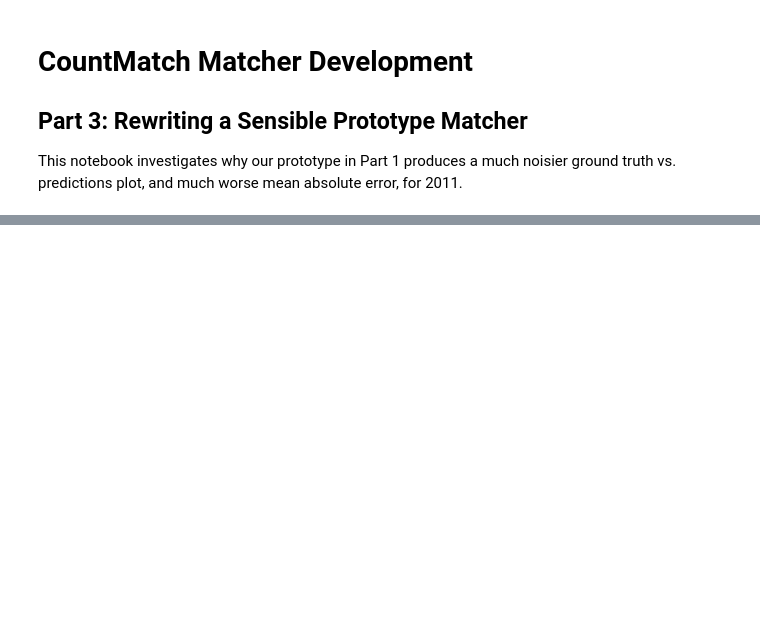
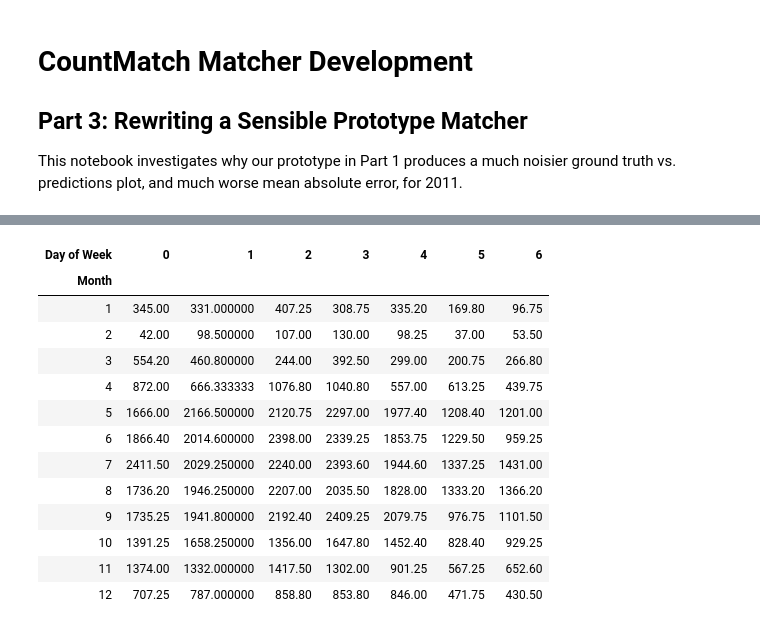
Before and after one commit to CityofToronto/bdit_traffic_prophet, a Jupyter notebook: development_notebooks/CountmatchDev3-SensibleMatcherPrototype.ipynb, the cells around one changed output, grey strips where cells are left out. Saved outputs shown, nothing was run; the diff lists cells and outputs as text; code cells hidden in the pictures; blank space fills up the shorter version.

```diff
--- a/development_notebooks/CountmatchDev3-SensibleMatcherPrototype.ipynb
+++ b/development_notebooks/CountmatchDev3-SensibleMatcherPrototype.ipynb
@@ -63,0 +70,5 @@ Wall time: 19.9 s
+# %%
+# Sandbox first:
+
+myptc = next(iter(rdr.ptcs.values()))
+myptc.centreline_id
@@ -63,0 +98,17 @@ Wall time: 19.9 s
+# %%
+myptc.data['DoMADT'].loc[2015]
+# %% [output]
+| Day of Week | 0 | 1 | 2 | 3 | 4 | 5 | 6 |
+| Month |  |  |  |  |  |  |  |
+| 1 | 345.00 | 331.000000 | 407.25 | 308.75 | 335.20 | 169.80 | 96.75 |
+| 2 | 42.00 | 98.500000 | 107.00 | 130.00 | 98.25 | 37.00 | 53.50 |
+| 3 | 554.20 | 460.800000 | 244.00 | 392.50 | 299.00 | 200.75 | 266.80 |
+| 4 | 872.00 | 666.333333 | 1076.80 | 1040.80 | 557.00 | 613.25 | 439.75 |
+| 5 | 1666.00 | 2166.500000 | 2120.75 | 2297.00 | 1977.40 | 1208.40 | 1201.00 |
+| 6 | 1866.40 | 2014.600000 | 2398.00 | 2339.25 | 1853.75 | 1229.50 | 959.25 |
+| 7 | 2411.50 | 2029.250000 | 2240.00 | 2393.60 | 1944.60 | 1337.25 | 1431.00 |
+| 8 | 1736.20 | 1946.250000 | 2207.00 | 2035.50 | 1828.00 | 1333.20 | 1366.20 |
+| 9 | 1735.25 | 1941.800000 | 2192.40 | 2409.25 | 2079.75 | 976.75 | 1101.50 |
+| 10 | 1391.25 | 1658.250000 | 1356.00 | 1647.80 | 1452.40 | 828.40 | 929.25 |
+| 11 | 1374.00 | 1332.000000 | 1417.50 | 1302.00 | 901.25 | 567.25 | 652.60 |
+| 12 | 707.25 | 787.000000 | 858.80 | 853.80 | 846.00 | 471.75 | 430.50 |
```
Also changed, not shown: parts of 38 cells of this notebook.
